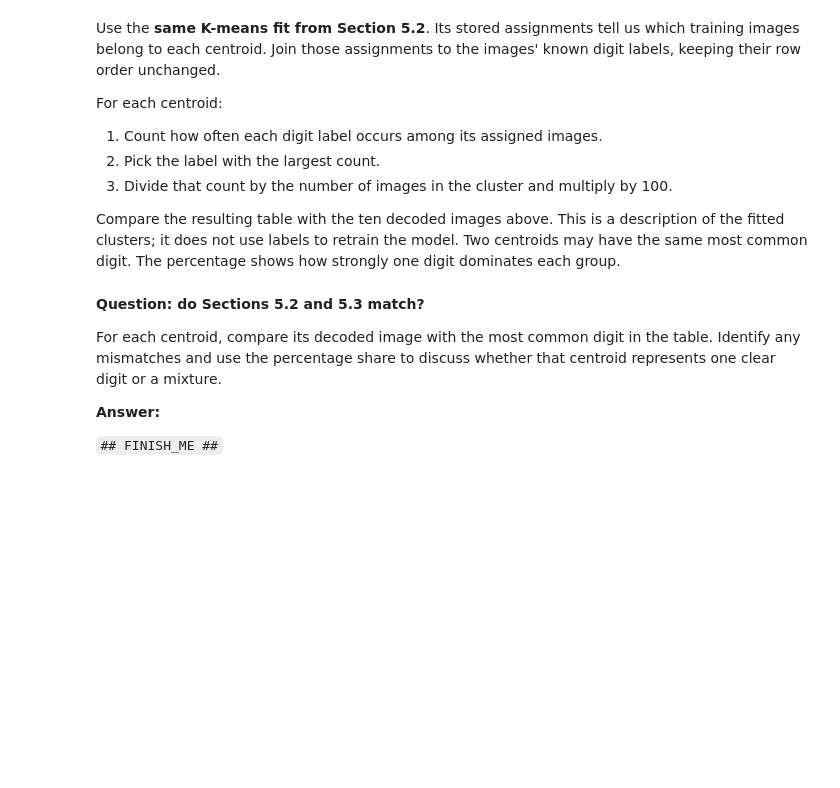
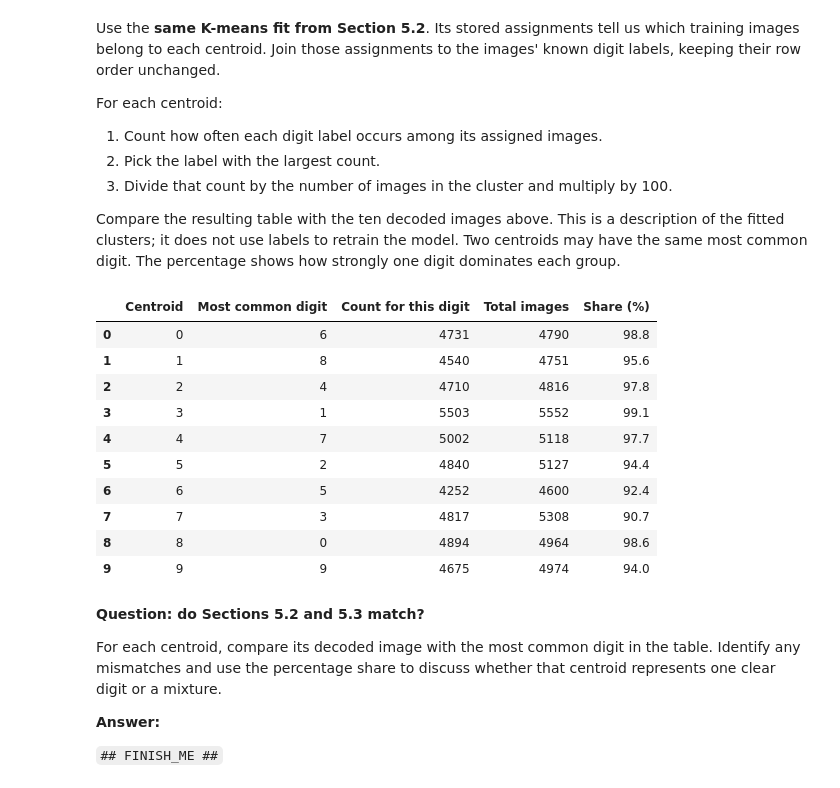
Before and after one commit to OlCrock/DAML, a Jupyter notebook: CP7/Week8_Workshop_Questions.ipynb, the cells around one changed output. Cells and saved outputs as stored; diff of their text form; code cells hidden in the pictures; blank space fills up the shorter version.

```diff
--- a/CP7/Week8_Workshop_Questions.ipynb
+++ b/CP7/Week8_Workshop_Questions.ipynb
@@ -2009,35 +2174,47 @@ common digit. The percentage shows how strongly one digit dominates each group.
 # %%
 # Pair each K-means assignment with the corresponding training image's digit label.
 centroid_members = pd.DataFrame({
     "centroid": kmeans.labels_,
     "digit": train_frame["label"].to_numpy(),  # Keep the same image order as the latent vectors.
 })
 
 summary_rows = []
 # Loop over each centroid to summarise the digit distribution among its assigned images.
 for index in range(10):
     # Select only the digit labels of images assigned to this centroid.
     cluster_digits = centroid_members.loc[centroid_members["centroid"] == index, "digit"]
 
     # Count how many images of each digit are assigned to this centroid.
     counts = cluster_digits.value_counts()
 
     # The most frequent label describes the largest group around this centroid.
     # Hint: use counts.idxmax() to find the most common digit and counts.max() to find its count.
-    most_common_digit = ## FINISH_ME ##
+    most_common_digit = counts.idxmax()
     # Hint: use counts.max() to find the count of the most common digit.
-    most_common_count = ## FINISH_ME ##
+    most_common_count = counts.max()
 
     # Calculate the share of this most common digit among all images assigned to this centroid.
     share = 100 * most_common_count / len(cluster_digits)
 
     # Append a summary row for this centroid, including its index, most common digit, count,
     # total images, and share percentage.
     summary_rows.append([index, most_common_digit, most_common_count, len(cluster_digits), round(share, 1)])
 
 centroid_summary = pd.DataFrame(summary_rows, columns=["Centroid", "Most common digit",
                                                        "Count for this digit", "Total images", "Share (%)"])
 display(centroid_summary)
+# %% [output]
+|  | Centroid | Most common digit | Count for this digit | Total images | Share (%) |
+| 0 | 0 | 6 | 4731 | 4790 | 98.8 |
+| 1 | 1 | 8 | 4540 | 4751 | 95.6 |
+| 2 | 2 | 4 | 4710 | 4816 | 97.8 |
+| 3 | 3 | 1 | 5503 | 5552 | 99.1 |
+| 4 | 4 | 7 | 5002 | 5118 | 97.7 |
+| 5 | 5 | 2 | 4840 | 5127 | 94.4 |
+| 6 | 6 | 5 | 4252 | 4600 | 92.4 |
+| 7 | 7 | 3 | 4817 | 5308 | 90.7 |
+| 8 | 8 | 0 | 4894 | 4964 | 98.6 |
+| 9 | 9 | 9 | 4675 | 4974 | 94.0 |
 # %% [markdown]
 **Question: do Sections 5.2 and 5.3 match?**
 
```
Also changed, not shown: parts of 47 cells of this notebook.
